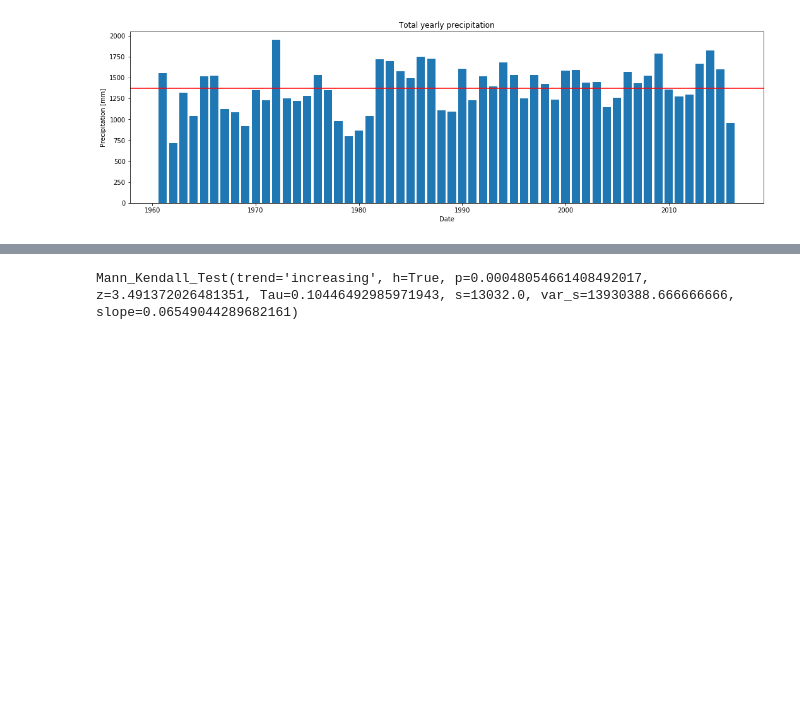
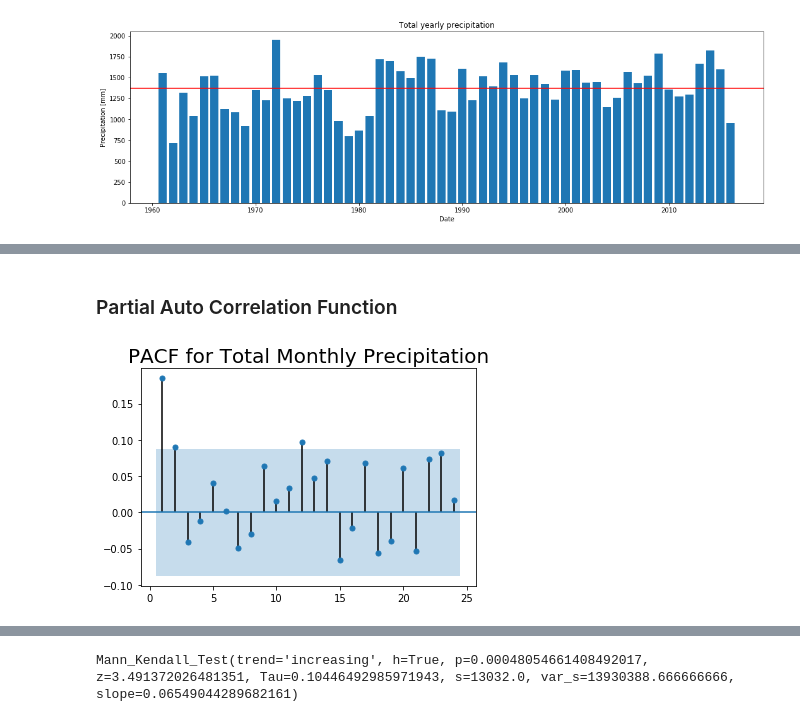
Before and after one commit to dsllt/PortoAlegre_TimeSeriesAnalysis, a Jupyter notebook: TimeSeriesAnalysis.ipynb, the cells around one changed output, grey strips where cells are left out. Cells and saved outputs as stored; diff of their text form; code cells hidden in the pictures; blank space fills up the shorter version.

```diff
--- a/TimeSeriesAnalysis.ipynb
+++ b/TimeSeriesAnalysis.ipynb
@@ -305,0 +336,8 @@ plt.title('Total yearly precipitation');
+# %% [markdown]
+### Partial Auto Correlation Function
+# %%
+sgt.plot_pacf(tmp.prec.iloc[:-167], zero = False, lags = 24)
+plt.title('PACF for Total Monthly Precipitation', size = 20)
+plt.show()
+# %% [output]
+[figure, added]
```
Also changed, not shown: parts of 19 cells of this notebook.
